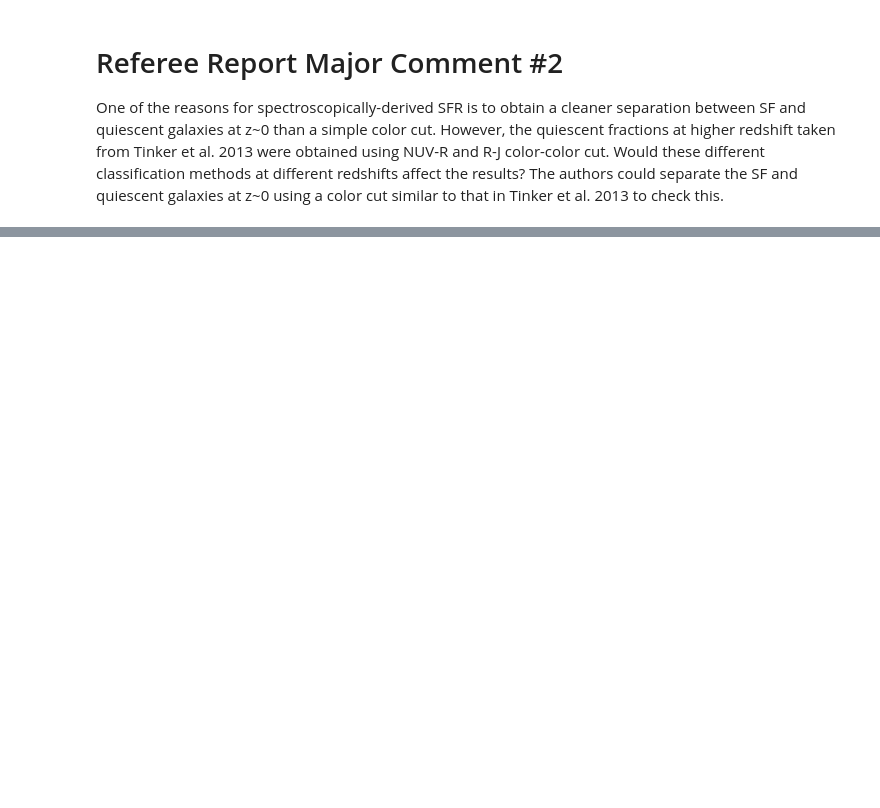
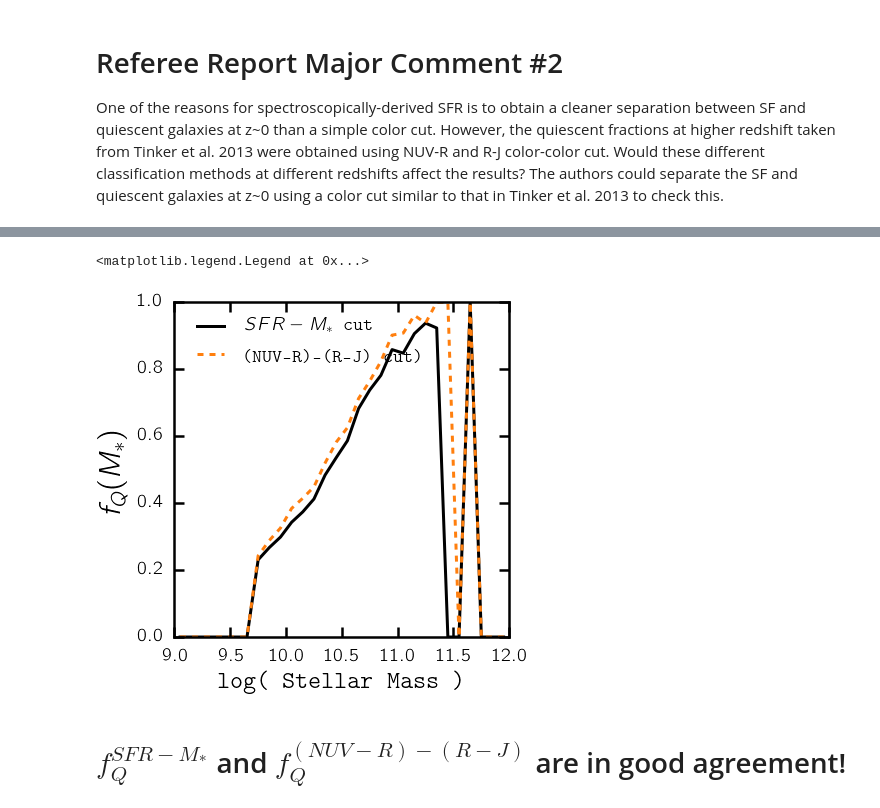
Before and after one commit to changhoonhahn/central_quenching, a Jupyter notebook: CenQue/ref_report_Major2.ipynb, the cells around one changed output, grey strips where cells are left out. Drawn from its saved outputs; the diff is of its cells as text; code cells hidden in the pictures; blank space fills up the shorter version.

```diff
--- a/CenQue/ref_report_Major2.ipynb
+++ b/CenQue/ref_report_Major2.ipynb
@@ -67,0 +172,46 @@ for i in range(11):
+# %%
+def fQ(mass, sfq):
+    ''' calculate quiescent fraction given stellar mass
+    and SF/Q classification
+    '''
+    assert len(mass) == len(sfq)
+    m_low = np.arange(9., 12., 0.1)
+    m_high = m_low + 0.1
+
+    fq = np.zeros(len(m_low))
+    for i_m in range(len(m_low)):
+        in_bin = np.where((mass >= m_low[i_m]) & (mass < m_high[i_m]))
+        if len(in_bin[0]) > 0:
+            isQ = np.where(sfq[in_bin] == 'q')
+            fq[i_m] = np.float(len(isQ[0]))/np.float(len(in_bin[0]))
+    return 0.5*(m_low+m_high), fq
+# %%
+# SFR-M fQ
+sfq_sfrm = np.repeat('sf', len(m_vagc_ngt))
+sfq_sfrm[sfrm_Q] = 'q'
+
+M_sfrm, fq_sfrm = fQ(vagc['mass'][m_vagc_ngt], sfq_sfrm)
+# %%
+# (NUV-R) vs (R-J) fQ
+sfq_nuvrj = np.repeat('sf', len(m_vagc_ngt))
+sfq_nuvrj[nuvrj_Q] = 'q'
+
+M_nuvrj, fq_nuvrj = fQ(vagc['mass'][m_vagc_ngt], sfq_nuvrj)
+# %%
+# compare the two fQs
+fig = plt.figure(figsize=(6,6))
+sub = fig.add_subplot(111)
+
+sub.plot(M_sfrm, fq_sfrm, c='k', lw=3, label='$SFR-M_*$ cut')
+sub.plot(M_nuvrj, fq_nuvrj, c=pretty_colors[3], ls='--', lw=3, label='(NUV-R)-(R-J) cut)')
+
+sub.set_xlim([9.,12.])
+sub.set_xlabel('log( Stellar Mass )', fontsize=25)
+sub.set_ylim([0., 1.])
+sub.set_ylabel('$f_Q(M_*)$', fontsize=30)
+sub.legend(loc='upper left')
+# %% [output]
+<matplotlib.legend.Legend at 0x...>
+[figure, added]
+# %% [markdown]
+# $f_Q^{SFR-M_*}$ and $f_Q^{(NUV-R)-(R-J)}$ are in good agreement!
```
Also changed, not shown: parts of 20 cells of this notebook.
